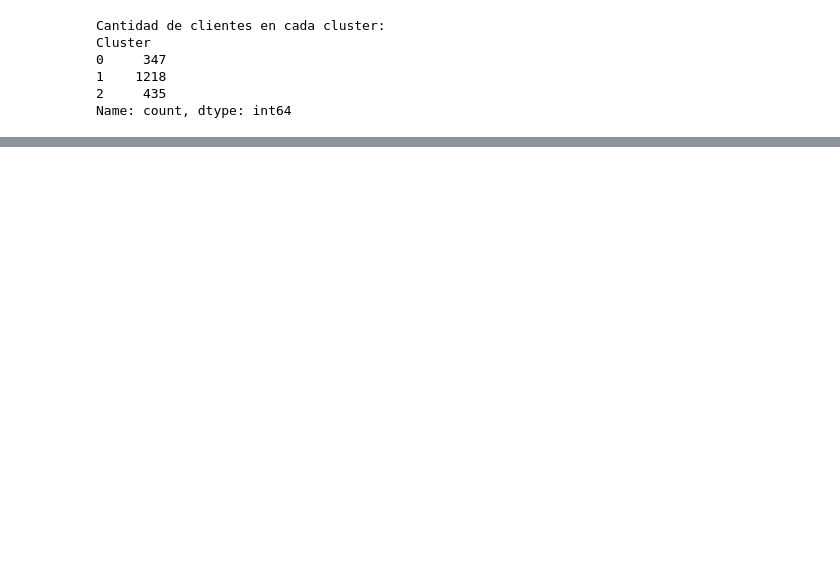
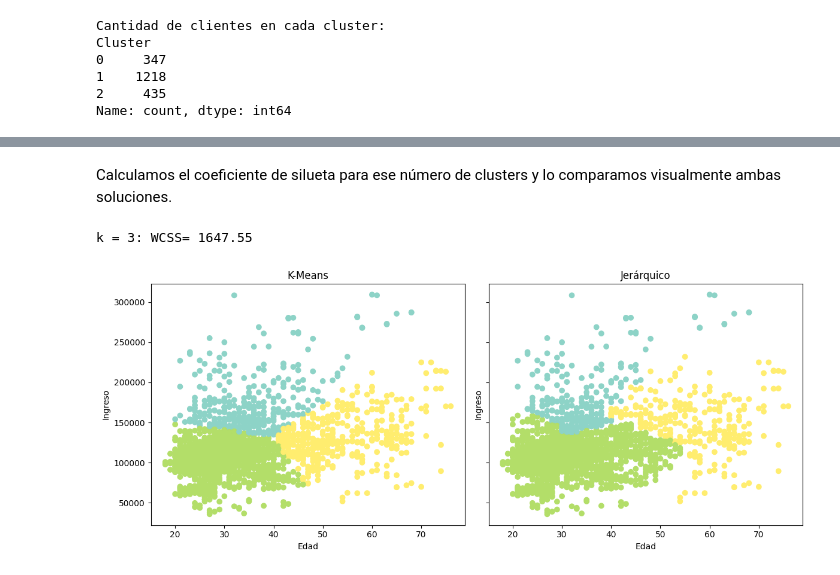
Before and after one commit to LuciaSaravia/Aprendizaje-Automatico, a Jupyter notebook: Actividad4_Clustering_Segmentacion_clientes_grupo_5.ipynb, the cells around one changed output, grey strips where cells are left out. Cells and saved outputs as stored; diff of their text form; code cells hidden in the pictures; blank space fills up the shorter version.

```diff
--- a/Actividad4_Clustering_Segmentacion_clientes_grupo_5.ipynb
+++ b/Actividad4_Clustering_Segmentacion_clientes_grupo_5.ipynb
@@ -386,3 +488,32 @@ Aplique agrupamiento jerárquico sobre las mismas variables estandarizadas.
+# %% [markdown]
+Calculamos el coeficiente de silueta para ese número de clusters y lo comparamos visualmente ambas soluciones.
+# %%
+modelo = KMeans(n_clusters=3, n_init=10, random_state=RANDOM_STATE)
+modelo.fit(X_scaled)
+inercia = [modelo.inertia_] #inercia = wcss del modelo ya ajustado
+
+print(f"k = 3: WCSS= {inercia[0]:.2f}")
+# %% [output]
+k = 3: WCSS= 1647.55
+# %%
+fig, axes = plt.subplots(1, 2, figsize=(12, 5), sharex=True, sharey=True)
+
+# K-Means
+axes[0].scatter(datos["Age"], datos["Income"], c=etiquetas_finales, cmap="Set3")
+axes[0].set_title("K-Means")
+axes[0].set_xlabel("Edad")
+axes[0].set_ylabel("Ingreso")
+
+# Jerárquico
+axes[1].scatter(datos["Age"], datos["Income"], c=hier_labels, cmap = "Set3")
+axes[1].set_title("Jerárquico")
+axes[1].set_xlabel("Edad")
+axes[1].set_ylabel("Ingreso")
+
+plt.tight_layout()
+plt.show()
+# %% [output]
+[figure, added]
 # %% [markdown]
 ### 8. Análisis final
 
```
Also changed, not shown: parts of 37 cells of this notebook.
